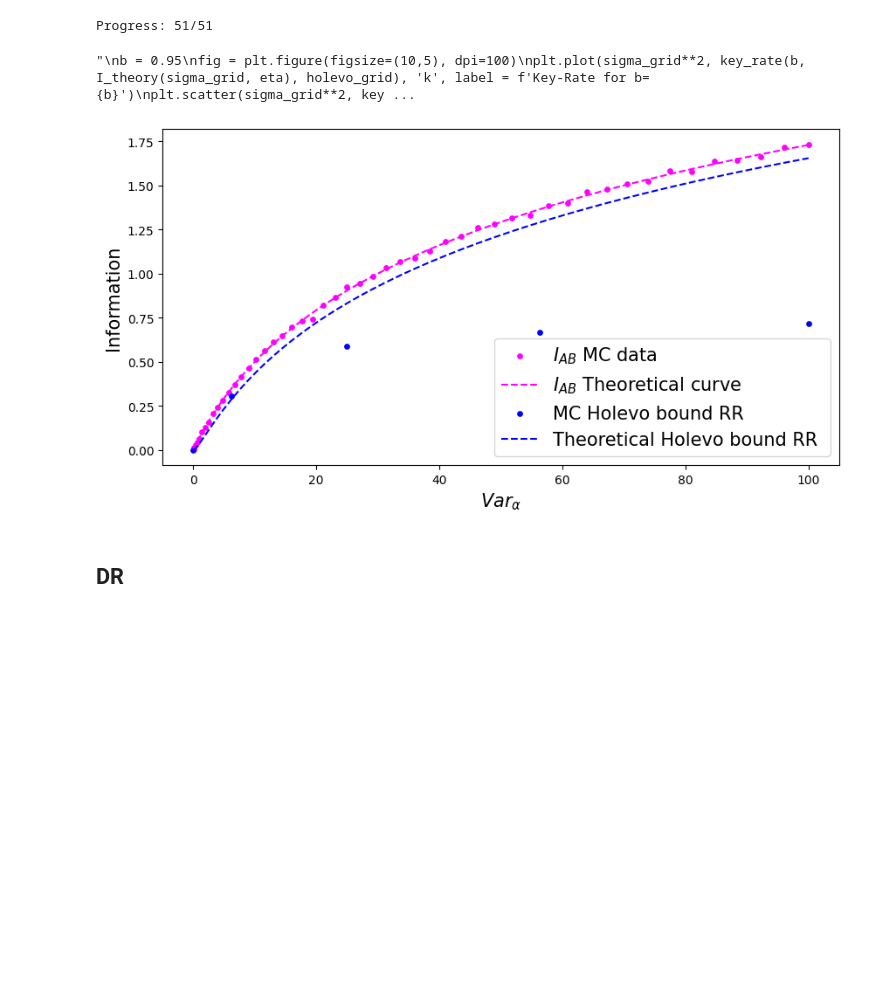
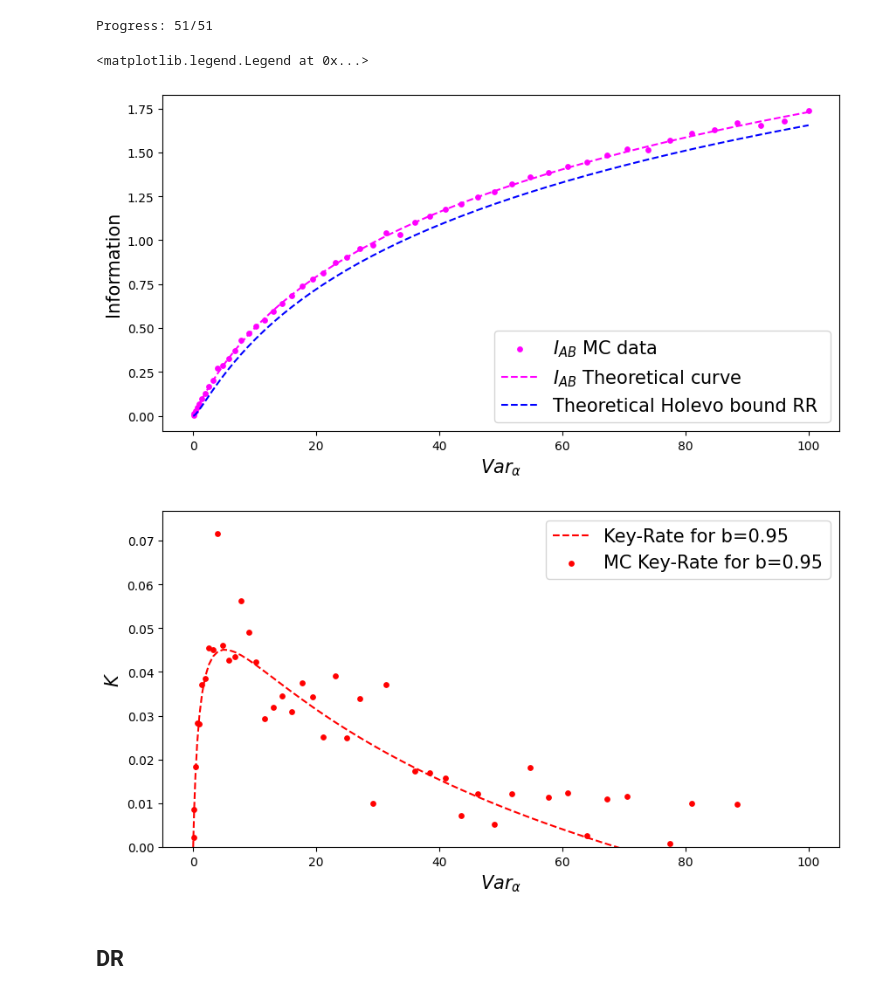
Before and after one commit to KPourgourides/Quantum-Communications-Internship-IRIDA-, a Jupyter notebook: coherent_channel_SF.ipynb, the cells around one changed output. Cells and saved outputs as stored; diff of their text form; code cells hidden in the pictures; blank space fills up the shorter version.

Commit message:
corrected plots and list names

```diff
--- a/coherent_channel_SF.ipynb
+++ b/coherent_channel_SF.ipynb
@@ -203,15 +203,15 @@ eta = 0.1
 keylen=10000
 size = 51
 sigma_grid = np.linspace(0,10,size)
-I_grid = np.zeros((size))
-holevo_th_grid = np.zeros((size))
+I_grid_RR = np.zeros((size))
+holevo_th_grid_RR = np.zeros((size))
 
 for i,sigma in enumerate(sigma_grid):
     alice_bitstr, bob_bitstr = sf_protocol(eta, sigma**2, keylen)
     rho = np.corrcoef(alice_bitstr, bob_bitstr)[0, 1]
     I_AB = -0.5 * np.log2(1 - rho**2)
-    I_grid[i] = I_AB
-    holevo_th_grid[i] = holevo_bound(*lambda_RR(sigma**2, eta))
+    I_grid_RR[i] = I_AB
+    holevo_th_grid_RR[i] = holevo_bound(*lambda_RR(sigma**2, eta))
 
     print(f"\rProgress: {i+1}/{len(sigma_grid)}", end="", flush=True)
 # %% [output]
@@ -220,28 +220,29 @@ Progress: 51/51
 # %%
 b = 0.95
 sigma_grid2 = np.linspace(0,10,5)
 size = 51
 sigma_grid = np.linspace(0,10,size)
 fig = plt.figure(figsize=(10,5), dpi=100)
-plt.scatter(sigma_grid**2, I_grid, s=15, color = 'magenta', label=r'$I_{AB}$ MC data')
+plt.scatter(sigma_grid**2, I_grid_RR, s=15, color = 'magenta', label=r'$I_{AB}$ MC data')
 plt.plot(sigma_grid**2, I_theory(sigma_grid**2, eta), '--', color='magenta', label=r'$I_{AB}$ Theoretical curve')
-plt.scatter(sigma_grid2**2, holevo_grid, s=15, color = 'blue', label = 'MC Holevo bound RR')
-plt.plot(sigma_grid**2, holevo_th_grid, 'b--', label = 'Theoretical Holevo bound RR ')
+#plt.scatter(sigma_grid2**2, holevo_grid, s=15, color = 'blue', label = 'MC Holevo bound RR')
+plt.plot(sigma_grid**2, holevo_th_grid_RR, 'b--', label = 'Theoretical Holevo bound RR ')
 plt.xlabel(r'$Var_{{\alpha}}$', fontsize=15)
 plt.ylabel(r'Information', fontsize=15)
 plt.legend(fontsize=15)
 
 b = 0.95
 fig = plt.figure(figsize=(10,5), dpi=100)
-plt.plot(sigma_grid**2, key_rate(b, I_theory(sigma_grid, eta), holevo_th_grid), 'k', label = f'Key-Rate for b={b}')
-plt.scatter(sigma_grid**2, key_rate(b, I_grid, holevo_th_grid), s=15, color = 'magenta', label = f'MC Key-Rate for b={b}')
+plt.plot(sigma_grid**2, key_rate(b, I_theory(sigma_grid**2, eta), holevo_th_grid_RR), '--r', label = f'Key-Rate for b={b}')
+plt.scatter(sigma_grid**2, key_rate(b, I_grid_RR, holevo_th_grid_RR), s=15, color = 'red', label = f'MC Key-Rate for b={b}')
 plt.xlabel(r'$Var_{{\alpha}}$', fontsize=15)
 plt.ylim(0)
 plt.ylabel(r'$K$', fontsize=15)
 plt.legend(fontsize=15)
 # %% [output]
-"\nb = 0.95\nfig = plt.figure(figsize=(10,5), dpi=100)\nplt.plot(sigma_grid**2, key_rate(b, I_theory(sigma_grid, eta), holevo_grid), 'k', label = f'Key-Rate for b={b}')\nplt.scatter(sigma_grid**2, key ...
+<matplotlib.legend.Legend at 0x...>
-[figure, old version]
+[figure, new version]
+[figure, added]
 # %% [markdown]
 ## DR
 # %% [markdown]
```
Also changed, not shown: parts of 4 cells of this notebook.
